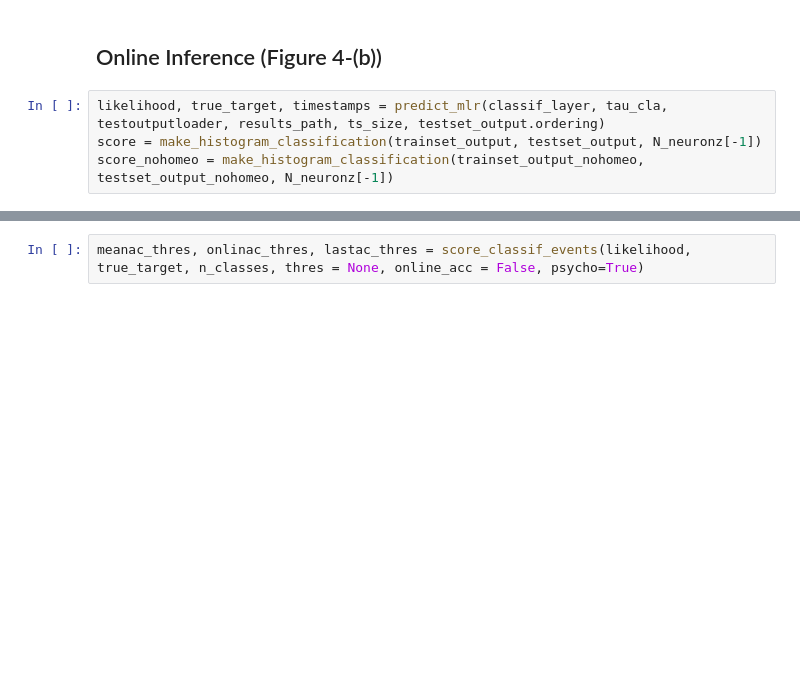
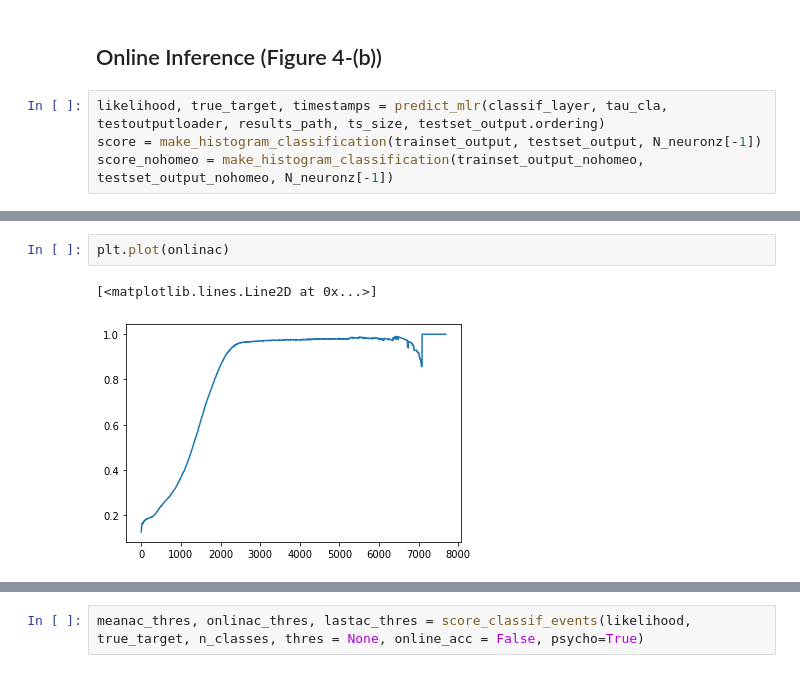
Before and after one commit to AntoineGrimaldi/hotsline, a Jupyter notebook: notebooks/RESULTS_NMNIST.ipynb, the cells around one changed output, grey strips where cells are left out. Drawn from its saved outputs; the diff is of its cells as text; blank space fills up the shorter version.

```diff
--- a/notebooks/RESULTS_NMNIST.ipynb
+++ b/notebooks/RESULTS_NMNIST.ipynb
@@ -135 +142,6 @@ meanac, onlinac, lastac = score_classif_events(likelihood, true_target, n_classe
+# %%
+plt.plot(onlinac)
+# %% [output]
+[<matplotlib.lines.Line2D at 0x...>]
+[figure, added]
 # %%
```
Also changed, not shown: parts of 5 cells of this notebook.
